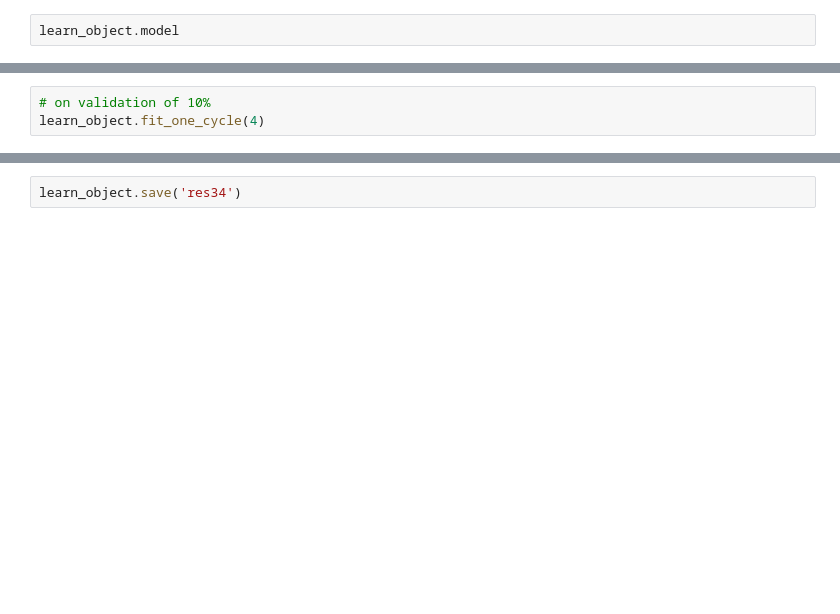
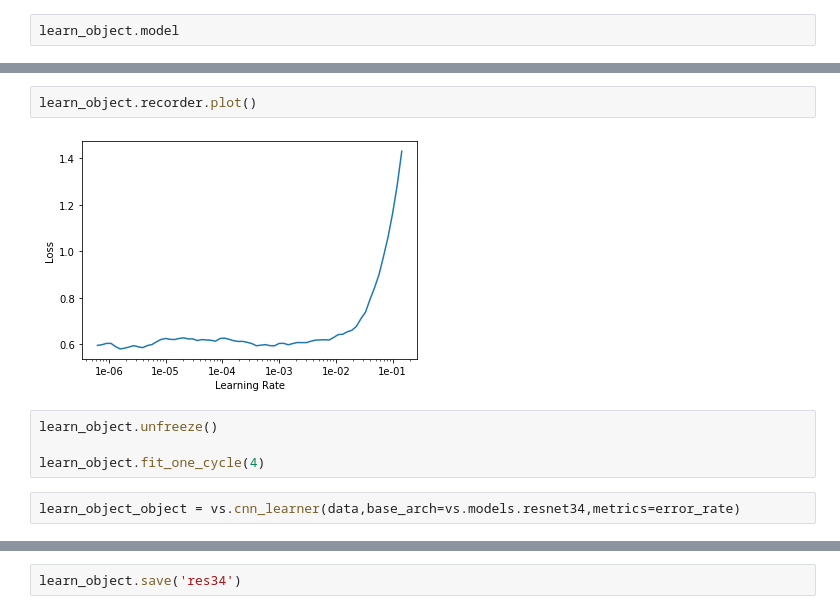
Before and after one commit to yashlab/fast_AI, a Jupyter notebook: L1_CIFAR100.ipynb, the cells around one changed output, grey strips where cells are left out. Drawn from its saved outputs; the diff is of its cells as text; blank space fills up the shorter version.

```diff
--- a/L1_CIFAR100.ipynb
+++ b/L1_CIFAR100.ipynb
@@ -69,3 +97,10 @@ learn_object.fit_one_cycle(4)
+# %%
+learn_object.recorder.plot()
+# %% [output]
+[figure, added]
 # %%
-# on validation of 10%
+learn_object.unfreeze()
+
 learn_object.fit_one_cycle(4)
+# %%
+learn_object_object = vs.cnn_learner(data,base_arch=vs.models.resnet34,metrics=error_rate)
```
Also changed, not shown: parts of 16 cells of this notebook.
